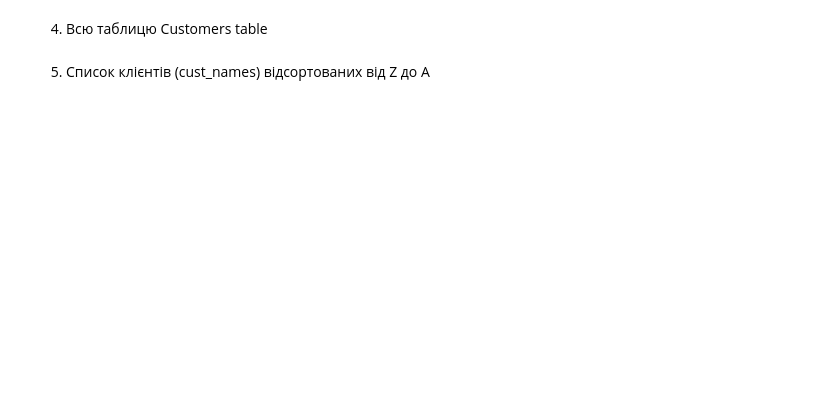
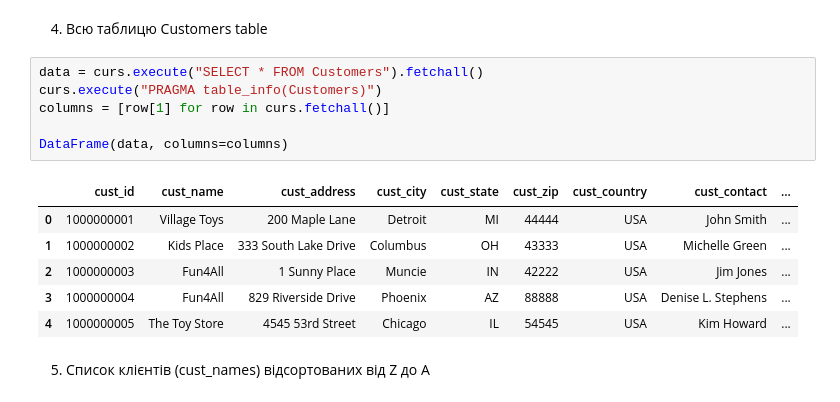
Before and after one commit to AndrewSkylone/DS_7, a Jupyter notebook: Lab 4/Lab work 4.ipynb, the cells around one changed output. Cells and saved outputs as stored; diff of their text form; blank space fills up the shorter version.

```diff
--- a/Lab 4/Lab work 4.ipynb
+++ b/Lab 4/Lab work 4.ipynb
@@ -171,4 +249,17 @@ cursor.execute("SELECT * FROM medications")
 # %% [markdown]
 4. Всю таблицю Customers table
+# %%
+data = curs.execute("SELECT * FROM Customers").fetchall()
+curs.execute("PRAGMA table_info(Customers)")
+columns = [row[1] for row in curs.fetchall()]
+
+DataFrame(data, columns=columns)
+# %% [output]
+|  | cust_id | cust_name | cust_address | cust_city | cust_state | cust_zip | cust_country | cust_contact | ... |
+| 0 | 1000000001 | Village Toys | 200 Maple Lane | Detroit | MI | 44444 | USA | John Smith | ... |
+| 1 | 1000000002 | Kids Place | 333 South Lake Drive | Columbus | OH | 43333 | USA | Michelle Green | ... |
+| 2 | 1000000003 | Fun4All | 1 Sunny Place | Muncie | IN | 42222 | USA | Jim Jones | ... |
+| 3 | 1000000004 | Fun4All | 829 Riverside Drive | Phoenix | AZ | 88888 | USA | Denise L. Stephens | ... |
+| 4 | 1000000005 | The Toy Store | 4545 53rd Street | Chicago | IL | 54545 | USA | Kim Howard | ... |
 # %% [markdown]
 5. Список клієнтів (cust_names) відсортованих від Z до A
```
Also changed, not shown: parts of 20 cells of this notebook, 2 other files.
